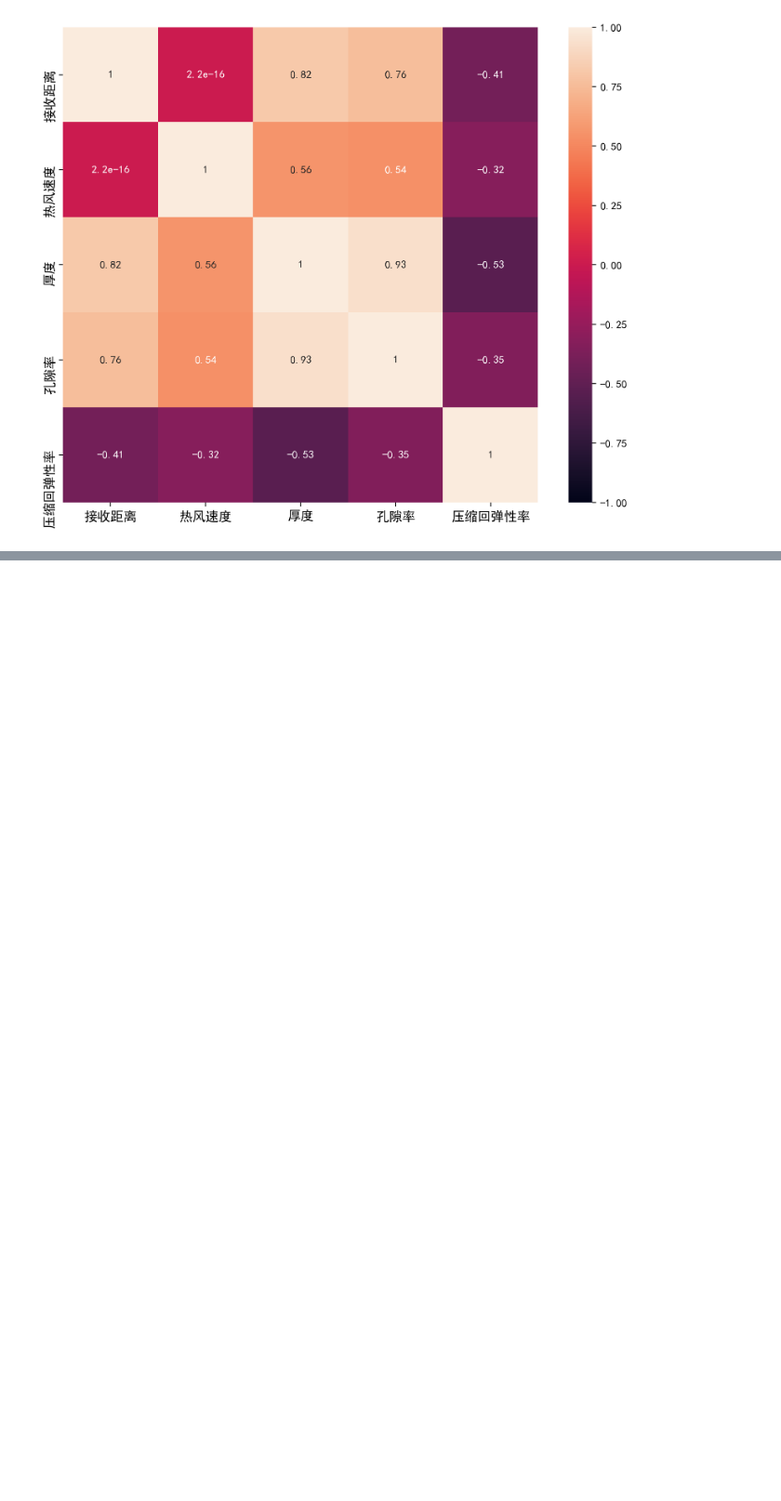
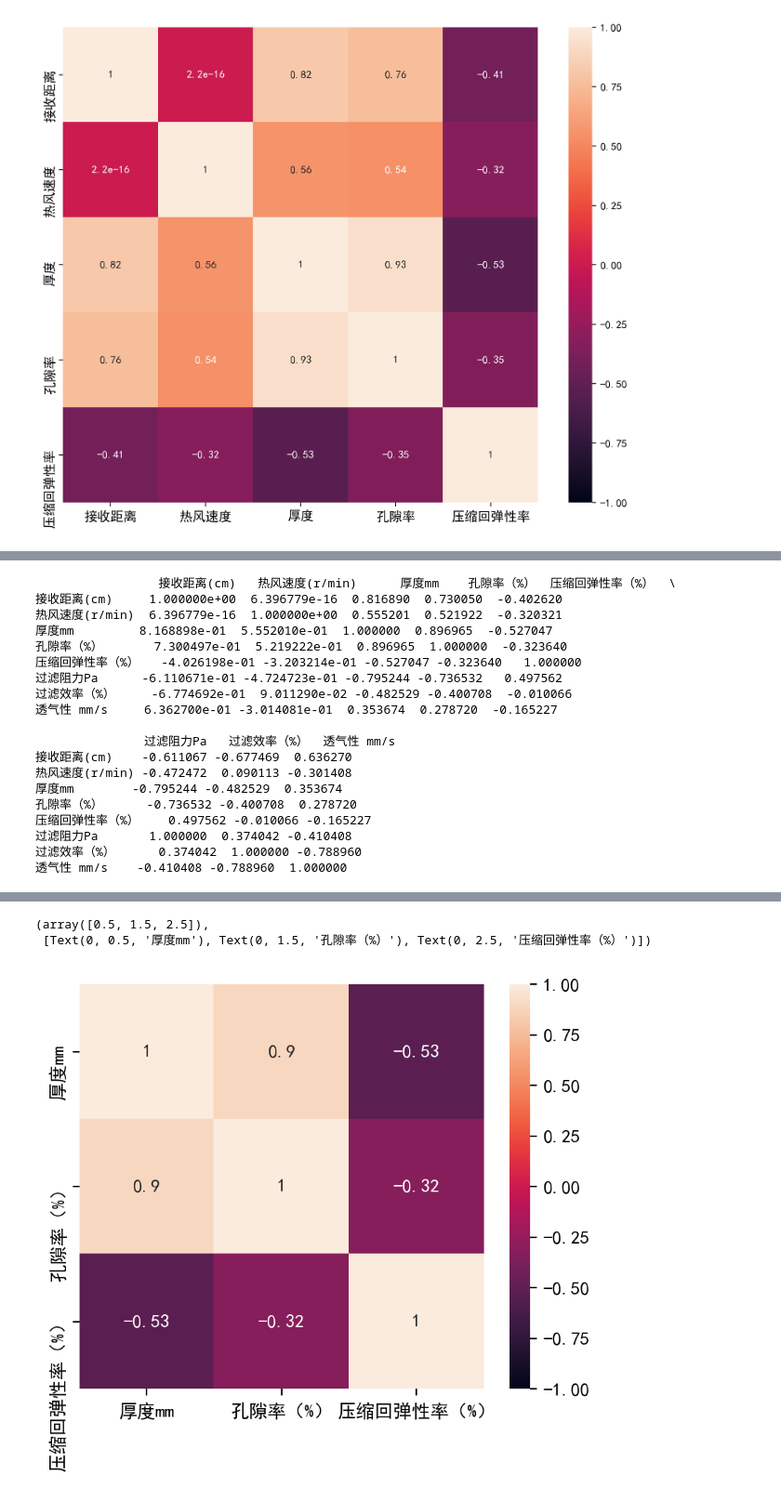
Before and after one commit to NightingaleCen/C-script, a Jupyter notebook: heat_map.ipynb, the cells around one changed output, grey strips where cells are left out. Shown: that part at 93% size. Drawn from its saved outputs; the diff is of its cells as text; code cells hidden in the pictures; blank space fills up the shorter version.

Commit message:
add 2 heatmap

```diff
--- a/heat_map.ipynb
+++ b/heat_map.ipynb
@@ -34,3 +34,16 @@ plt.yticks(fontsize=12)
   Text(0, 3.5, '孔隙率'),
   Text(0, 4.5, '压缩回弹性率')])
 [figure]
+# %%
+data3 = pd.read_excel("C题数据.xlsx", "data3")
+datalist = data3
+print(datalist.corr())
+
+ax = plt.subplots(figsize=(5, 4), dpi=200)
+plt.rcParams['font.sans-serif']=['SimHei']
+plt.rcParams['axes.unicode_minus'] = False
+
+ax = sns.heatmap(datalist.corr().iloc[2:5, 2:5], vmax=1, vmin=-1, square=True, annot=True)
+plt.xticks(fontsize=10)
+plt.yticks(fontsize=10)
+# %% [output]
@@ -36,0 +51,19 @@ plt.yticks(fontsize=12)
+                 接收距离(cm)   热风速度(r/min)      厚度mm    孔隙率（%）  压缩回弹性率（%）  \
+接收距离(cm)     1.000000e+00  6.396779e-16  0.816890  0.730050  -0.402620
+热风速度(r/min)  6.396779e-16  1.000000e+00  0.555201  0.521922  -0.320321
+厚度mm         8.168898e-01  5.552010e-01  1.000000  0.896965  -0.527047
+孔隙率（%）       7.300497e-01  5.219222e-01  0.896965  1.000000  -0.323640
+压缩回弹性率（%）   -4.026198e-01 -3.203214e-01 -0.527047 -0.323640   1.000000
+过滤阻力Pa      -6.110671e-01 -4.724723e-01 -0.795244 -0.736532   0.497562
+过滤效率（%）     -6.774692e-01  9.011290e-02 -0.482529 -0.400708  -0.010066
+透气性 mm/s     6.362700e-01 -3.014081e-01  0.353674  0.278720  -0.165227
+
+               过滤阻力Pa   过滤效率（%）  透气性 mm/s
+接收距离(cm)    -0.611067 -0.677469  0.636270
+热风速度(r/min) -0.472472  0.090113 -0.301408
+厚度mm        -0.795244 -0.482529  0.353674
+孔隙率（%）      -0.736532 -0.400708  0.278720
+压缩回弹性率（%）    0.497562 -0.010066 -0.165227
+过滤阻力Pa       1.000000  0.374042 -0.410408
+过滤效率（%）      0.374042  1.000000 -0.788960
+透气性 mm/s    -0.410408 -0.788960  1.000000
@@ -36,0 +76,3 @@ plt.yticks(fontsize=12)
+(array([0.5, 1.5, 2.5]),
+ [Text(0, 0.5, '厚度mm'), Text(0, 1.5, '孔隙率（%）'), Text(0, 2.5, '压缩回弹性率（%）')])
+[figure, added]
```
Also changed, not shown: parts of 2 cells of this notebook.
